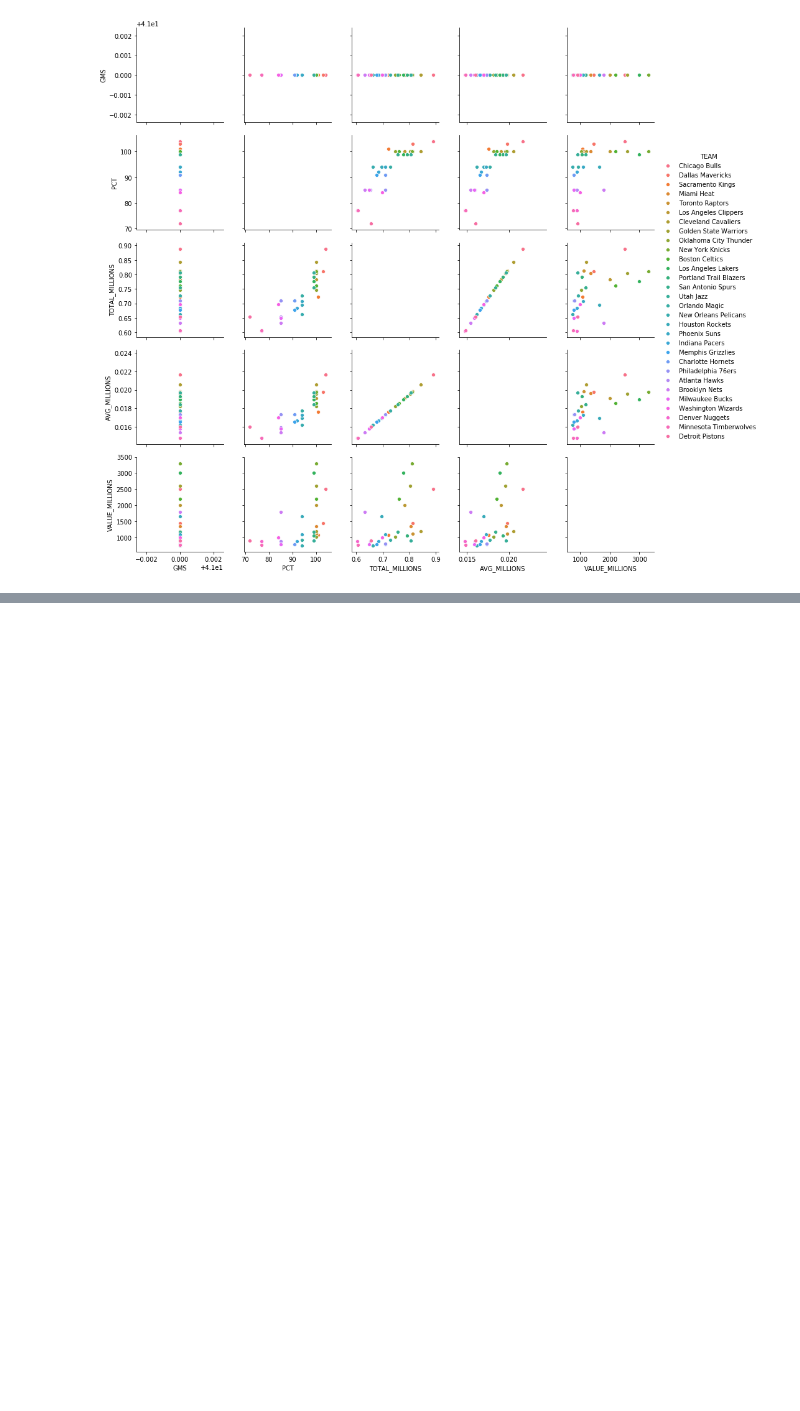
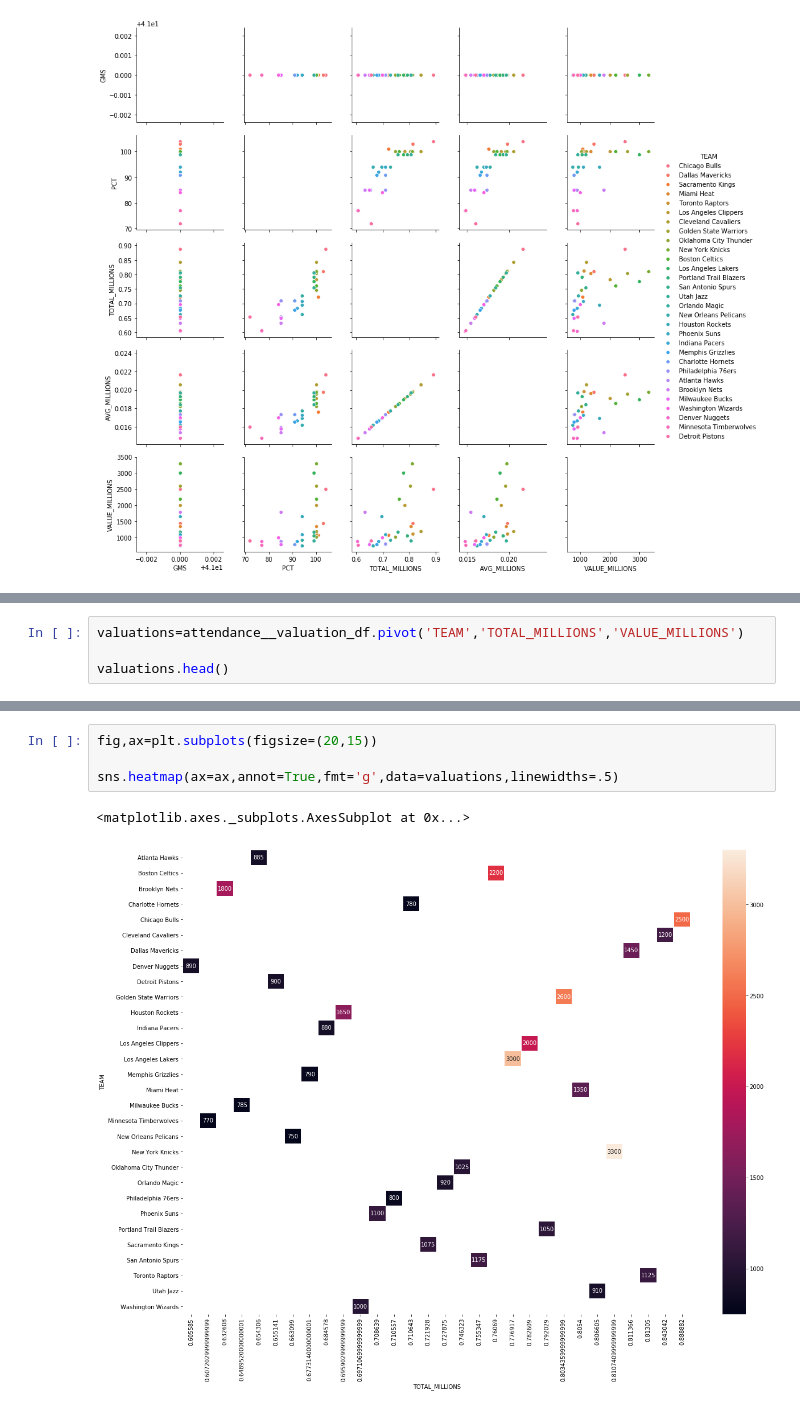
Before and after one commit to hiroaki8388/datascienceEdu, a Jupyter notebook: Predicting Social-Media Influence in the NBA.ipynb, the cells around one changed output, grey strips where cells are left out. Cells and saved outputs as stored; diff of their text form; blank space fills up the shorter version.

```diff
--- a/Predicting Social-Media Influence in the NBA.ipynb
+++ b/Predicting Social-Media Influence in the NBA.ipynb
@@ -88,0 +109,4 @@ sns.pairplot(attendance__valuation_df,hue='TEAM')
+# %%
+valuations=attendance__valuation_df.pivot('TEAM','TOTAL_MILLIONS','VALUE_MILLIONS')
+
+valuations.head()
@@ -88,0 +122,7 @@ sns.pairplot(attendance__valuation_df,hue='TEAM')
+# %%
+fig,ax=plt.subplots(figsize=(20,15))
+
+sns.heatmap(ax=ax,annot=True,fmt='g',data=valuations,linewidths=.5)
+# %% [output]
+<matplotlib.axes._subplots.AxesSubplot at 0x...>
+[figure, added]
```
Also changed, not shown: parts of 12 cells of this notebook.
